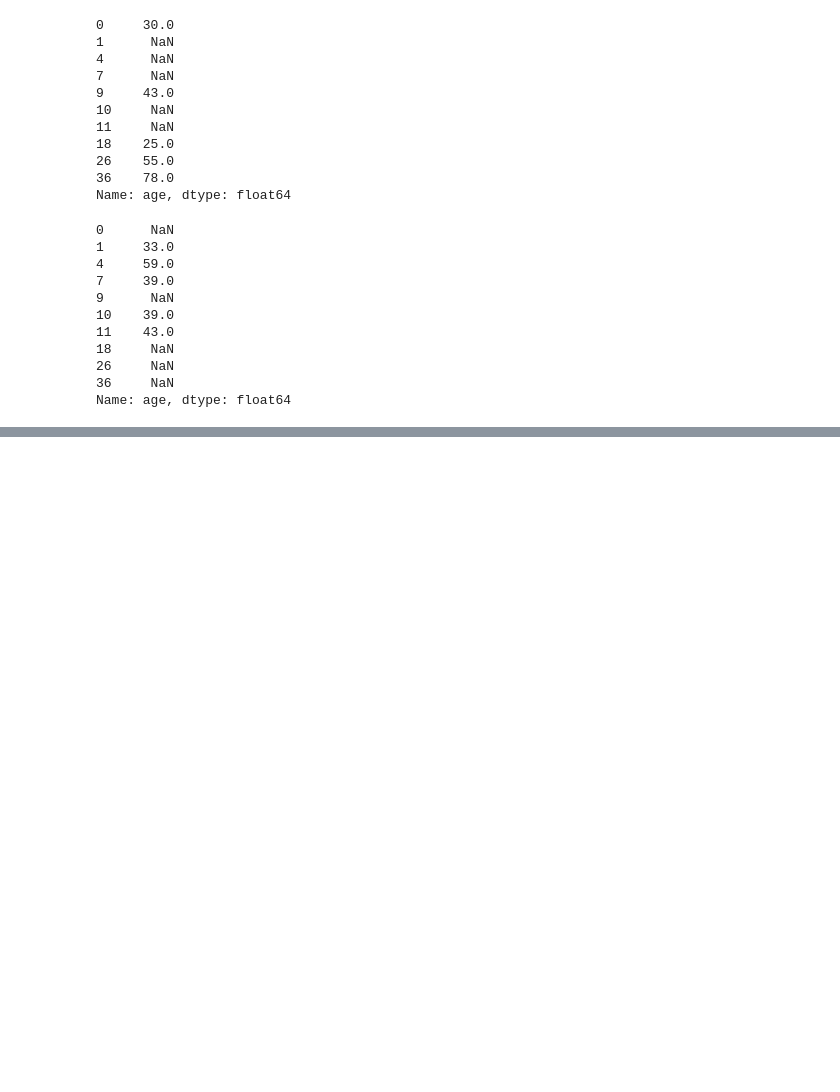
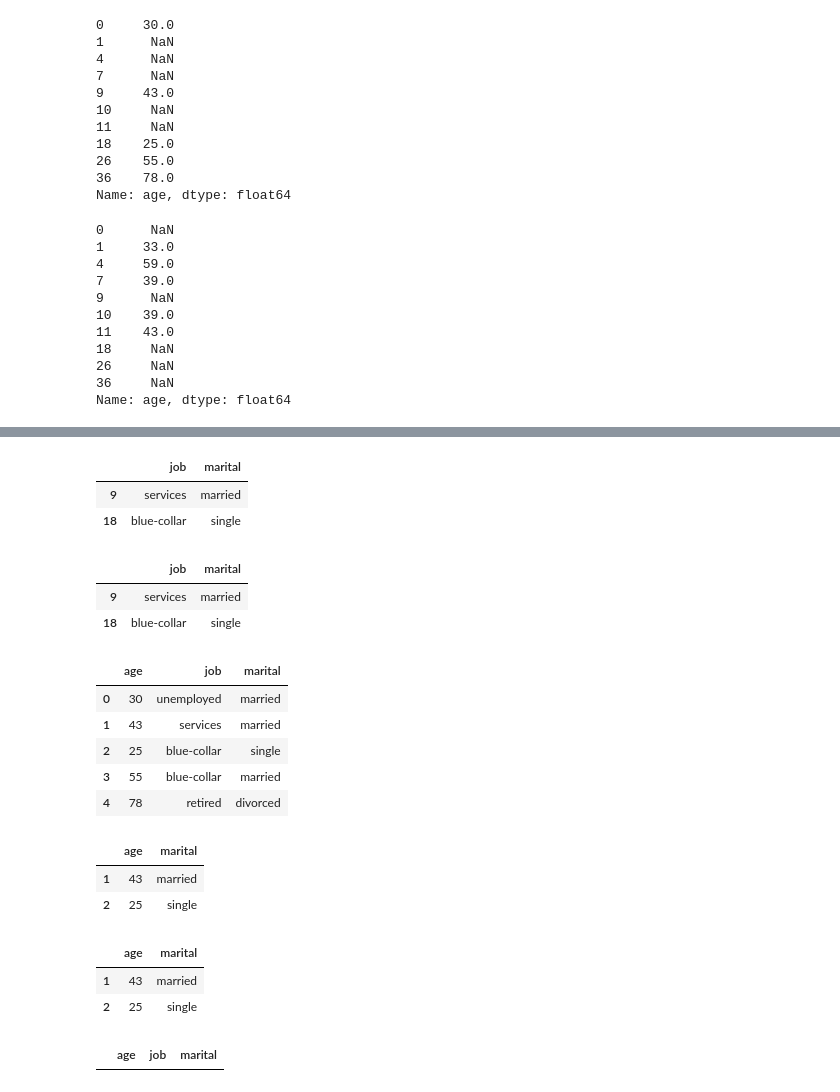
Before and after one commit to aziart/fsds, a Jupyter notebook: 02 - Pandas and NumPy/0306 - Pandas 04.ipynb, the cells around one changed output, grey strips where cells are left out. Cells and saved outputs as stored; diff of their text form; code cells hidden in the pictures; blank space fills up the shorter version.

```diff
--- a/02 - Pandas and NumPy/0306 - Pandas 04.ipynb
+++ b/02 - Pandas and NumPy/0306 - Pandas 04.ipynb
@@ -402,0 +412,40 @@ Name: age, dtype: float64
+# %%
+bank_p_head.loc[9:18, 'job':'marital']
+# %% [output]
+|  | job | marital |
+| 9 | services | married |
+| 18 | blue-collar | single |
+# %%
+bank_p_head.iloc[1:3, 1:3]
+# %% [output]
+|  | job | marital |
+| 9 | services | married |
+| 18 | blue-collar | single |
+# %%
+bank_p_head.reset_index(inplace=True)
+bank_p_head = bank_p_head[['age', 'job', 'marital']]
+# %%
+bank_p_head
+# %% [output]
+|  | age | job | marital |
+| 0 | 30 | unemployed | married |
+| 1 | 43 | services | married |
+| 2 | 25 | blue-collar | single |
+| 3 | 55 | blue-collar | married |
+| 4 | 78 | retired | divorced |
+# %%
+bank_p_head.loc[1:2, ['age', 'marital']]
+# %% [output]
+|  | age | marital |
+| 1 | 43 | married |
+| 2 | 25 | single |
+# %%
+bank_p_head.iloc[1:3, [0, 2]]
+# %% [output]
+|  | age | marital |
+| 1 | 43 | married |
+| 2 | 25 | single |
+# %%
+pd.merge(bank_p_head, bank_s_head)
+# %% [output]
+|  | age | job | marital |
```
Also changed, not shown: parts of 1 cell of this notebook.
